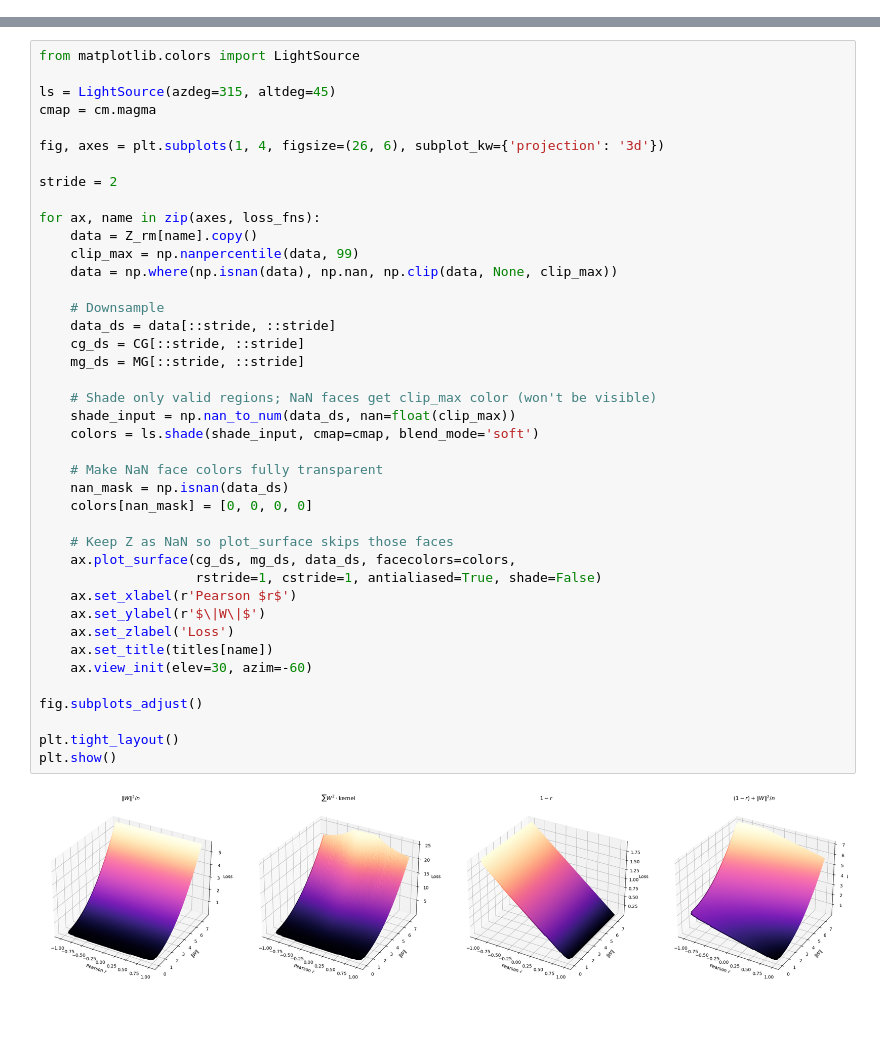
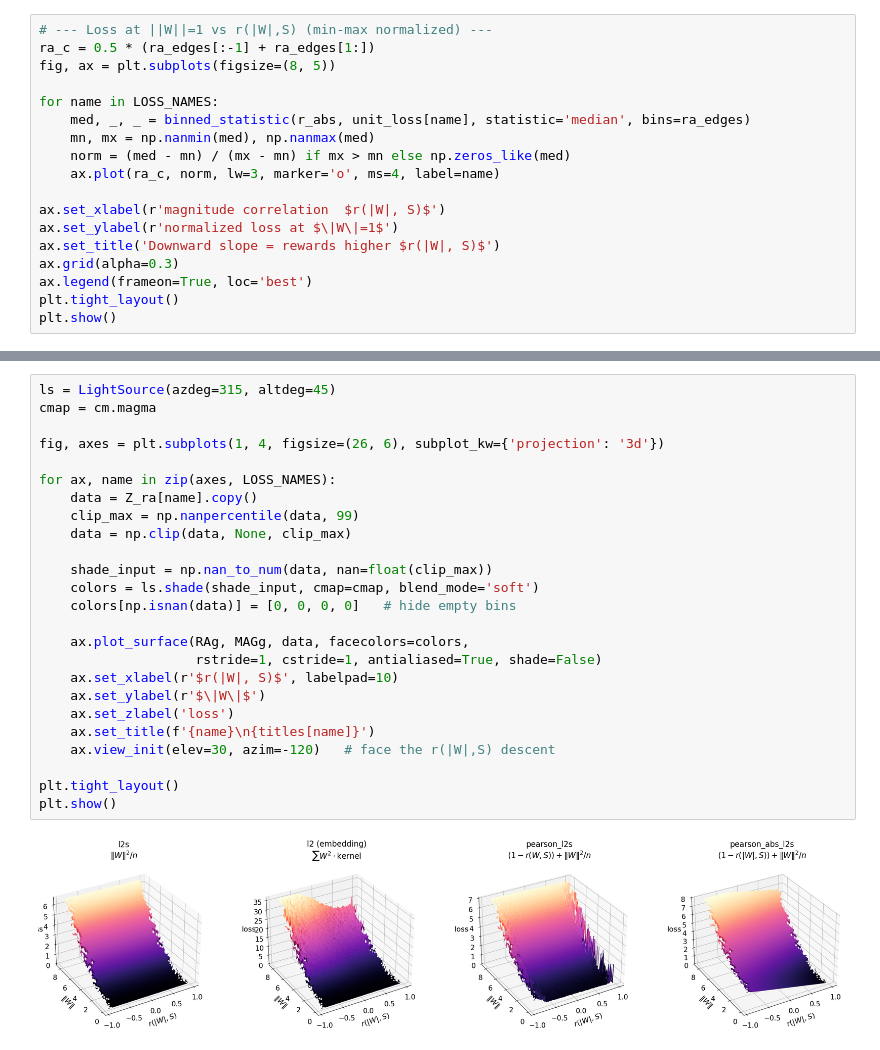
Before and after one commit to LindenParkesLab/neuro_rnn, a Jupyter notebook: scripts/visualize_loss_landscape.ipynb, the cells around one changed output, grey strips where cells are left out. Cells and saved outputs as stored; diff of their text form; blank space fills up the shorter version.

```diff
--- a/scripts/visualize_loss_landscape.ipynb
+++ b/scripts/visualize_loss_landscape.ipynb
@@ -126,0 +183,18 @@ for name in Z_rm:
+# %%
+# --- Loss at ||W||=1 vs r(|W|,S) (min-max normalized) ---
+ra_c = 0.5 * (ra_edges[:-1] + ra_edges[1:])
+fig, ax = plt.subplots(figsize=(8, 5))
+
+for name in LOSS_NAMES:
+    med, _, _ = binned_statistic(r_abs, unit_loss[name], statistic='median', bins=ra_edges)
+    mn, mx = np.nanmin(med), np.nanmax(med)
+    norm = (med - mn) / (mx - mn) if mx > mn else np.zeros_like(med)
+    ax.plot(ra_c, norm, lw=3, marker='o', ms=4, label=name)
+
+ax.set_xlabel(r'magnitude correlation  $r(|W|, S)$')
+ax.set_ylabel(r'normalized loss at $\|W\|=1$')
+ax.set_title('Downward slope = rewards higher $r(|W|, S)$')
+ax.grid(alpha=0.3)
+ax.legend(frameon=True, loc='best')
+plt.tight_layout()
+plt.show()
@@ -155,43 +226,27 @@ plt.show()
 # %%
-from matplotlib.colors import LightSource
-
 ls = LightSource(azdeg=315, altdeg=45)
 cmap = cm.magma
 
 fig, axes = plt.subplots(1, 4, figsize=(26, 6), subplot_kw={'projection': '3d'})
 
-stride = 2
+for ax, name in zip(axes, LOSS_NAMES):
+    data = Z_ra[name].copy()
+    clip_max = np.nanpercentile(data, 99)
+    data = np.clip(data, None, clip_max)
 
-for ax, name in zip(axes, loss_fns):
-    data = Z_rm[name].copy()
-    clip_max = np.nanpercentile(data, 99)
-    data = np.where(np.isnan(data), np.nan, np.clip(data, None, clip_max))
+    shade_input = np.nan_to_num(data, nan=float(clip_max))
+    colors = ls.shade(shade_input, cmap=cmap, blend_mode='soft')
+    colors[np.isnan(data)] = [0, 0, 0, 0]   # hide empty bins
 
-    # Downsample
-    data_ds = data[::stride, ::stride]
-    cg_ds = CG[::stride, ::stride]
-    mg_ds = MG[::stride, ::stride]
-
-    # Shade only valid regions; NaN faces get clip_max color (won't be visible)
-    shade_input = np.nan_to_num(data_ds, nan=float(clip_max))
-    colors = ls.shade(shade_input, cmap=cmap, blend_mode='soft')
-
-    # Make NaN face colors fully transparent
-    nan_mask = np.isnan(data_ds)
-    colors[nan_mask] = [0, 0, 0, 0]
-
-    # Keep Z as NaN so plot_surface skips those faces
-    ax.plot_surface(cg_ds, mg_ds, data_ds, facecolors=colors,
+    ax.plot_surface(RAg, MAGg, data, facecolors=colors,
                     rstride=1, cstride=1, antialiased=True, shade=False)
-    ax.set_xlabel(r'Pearson $r$')
+    ax.set_xlabel(r'$r(|W|, S)$', labelpad=10)
     ax.set_ylabel(r'$\|W\|$')
-    ax.set_zlabel('Loss')
-    ax.set_title(titles[name])
-    ax.view_init(elev=30, azim=-60)
-
-fig.subplots_adjust()
+    ax.set_zlabel('loss')
+    ax.set_title(f'{name}\n{titles[name]}')
+    ax.view_init(elev=30, azim=-120)   # face the r(|W|,S) descent
 
 plt.tight_layout()
 plt.show()
 # %% [output]
-[figure, old version]
+[figure, new version]
```
Also changed, not shown: parts of 14 cells of this notebook, 3 other files.
